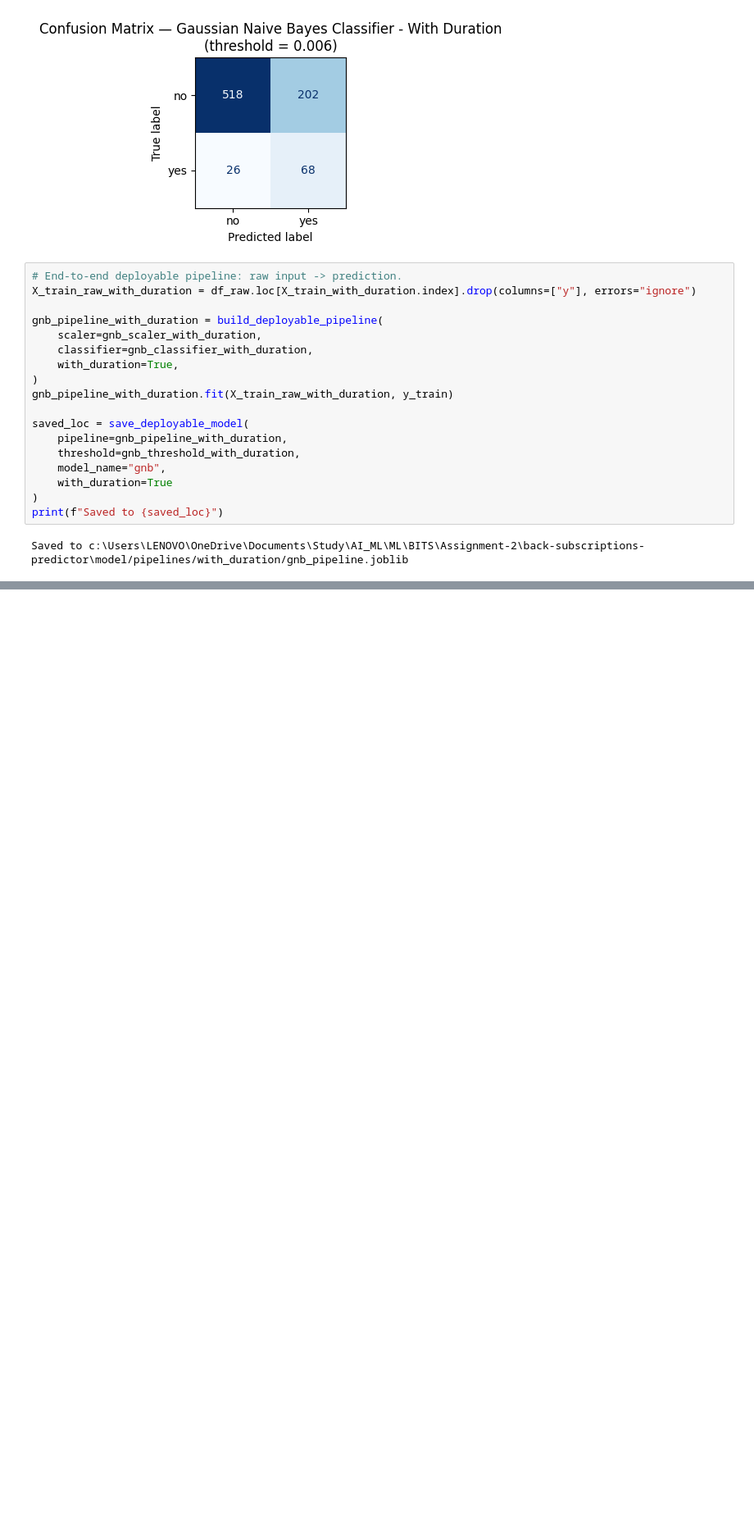
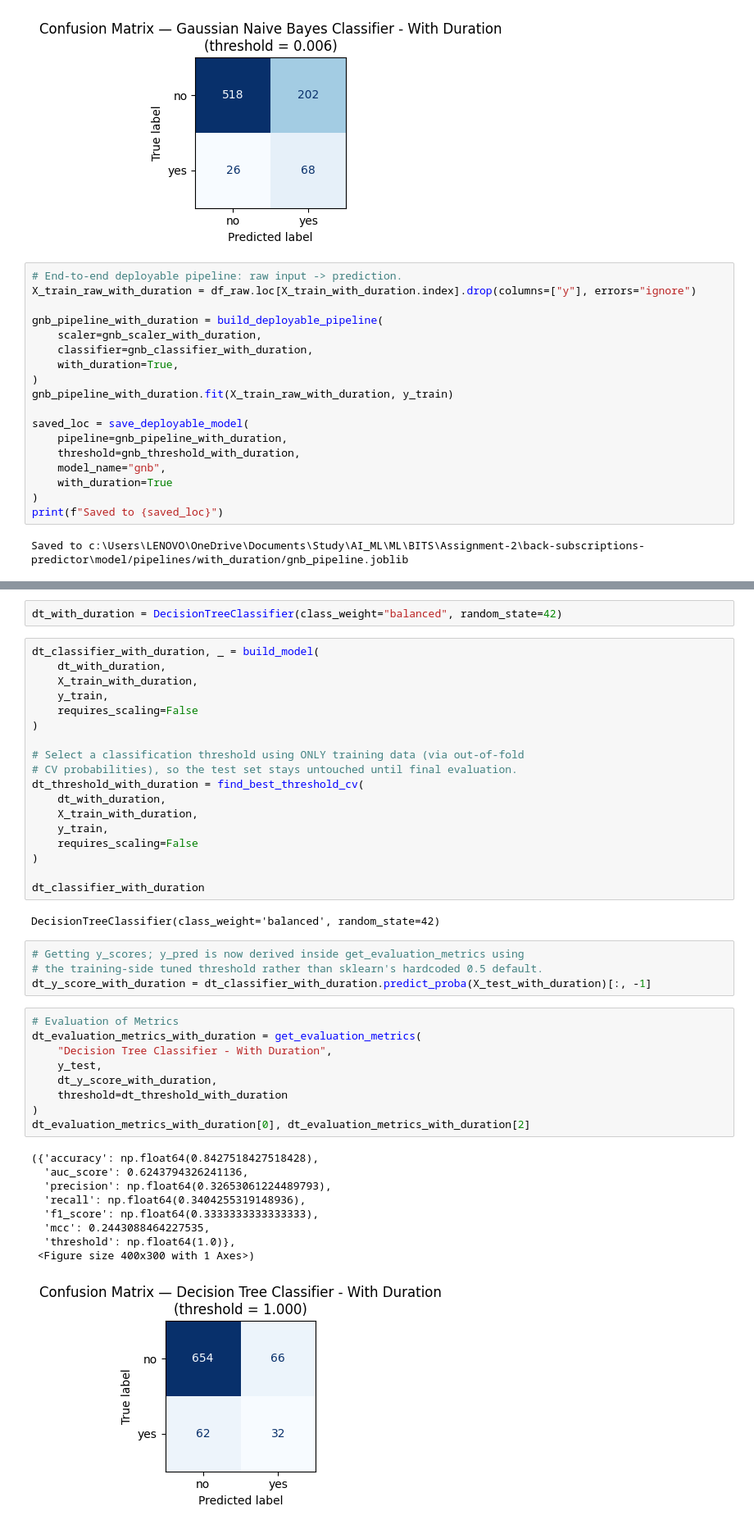
Before and after one commit to dustycoder-sayan/bank-subscriptions-predictor, a Jupyter notebook: model/bank_subscription_classifiers.ipynb, the cells around one changed output, grey strips where cells are left out. Shown at 82% size. Cells and saved outputs as stored; diff of their text form; blank space fills up the shorter version.

```diff
--- a/model/bank_subscription_classifiers.ipynb
+++ b/model/bank_subscription_classifiers.ipynb
@@ -984,0 +1055,45 @@ Saved to c:\Users\LENOVO\OneDrive\Documents\Study\AI_ML\ML\BITS\Assignment-2\bac
+# %%
+dt_with_duration = DecisionTreeClassifier(class_weight="balanced", random_state=42)
+# %%
+dt_classifier_with_duration, _ = build_model(
+    dt_with_duration,
+    X_train_with_duration,
+    y_train,
+    requires_scaling=False
+)
+
+# Select a classification threshold using ONLY training data (via out-of-fold
+# CV probabilities), so the test set stays untouched until final evaluation.
+dt_threshold_with_duration = find_best_threshold_cv(
+    dt_with_duration,
+    X_train_with_duration,
+    y_train,
+    requires_scaling=False
+)
+
+dt_classifier_with_duration
+# %% [output]
+DecisionTreeClassifier(class_weight='balanced', random_state=42)
+# %%
+# Getting y_scores; y_pred is now derived inside get_evaluation_metrics using
+# the training-side tuned threshold rather than sklearn's hardcoded 0.5 default.
+dt_y_score_with_duration = dt_classifier_with_duration.predict_proba(X_test_with_duration)[:, -1]
+# %%
+# Evaluation of Metrics
+dt_evaluation_metrics_with_duration = get_evaluation_metrics(
+    "Decision Tree Classifier - With Duration",
+    y_test,
+    dt_y_score_with_duration,
+    threshold=dt_threshold_with_duration
+)
+dt_evaluation_metrics_with_duration[0], dt_evaluation_metrics_with_duration[2]
+# %% [output]
+({'accuracy': np.float64(0.8427518427518428),
+  'auc_score': 0.6243794326241136,
+  'precision': np.float64(0.32653061224489793),
+  'recall': np.float64(0.3404255319148936),
+  'f1_score': np.float64(0.3333333333333333),
+  'mcc': 0.2443088464227535,
+  'threshold': np.float64(1.0)},
+ <Figure size 400x300 with 1 Axes>)
+[figure, added]
```
Also changed, not shown: parts of 9 cells of this notebook, 2 other files.
